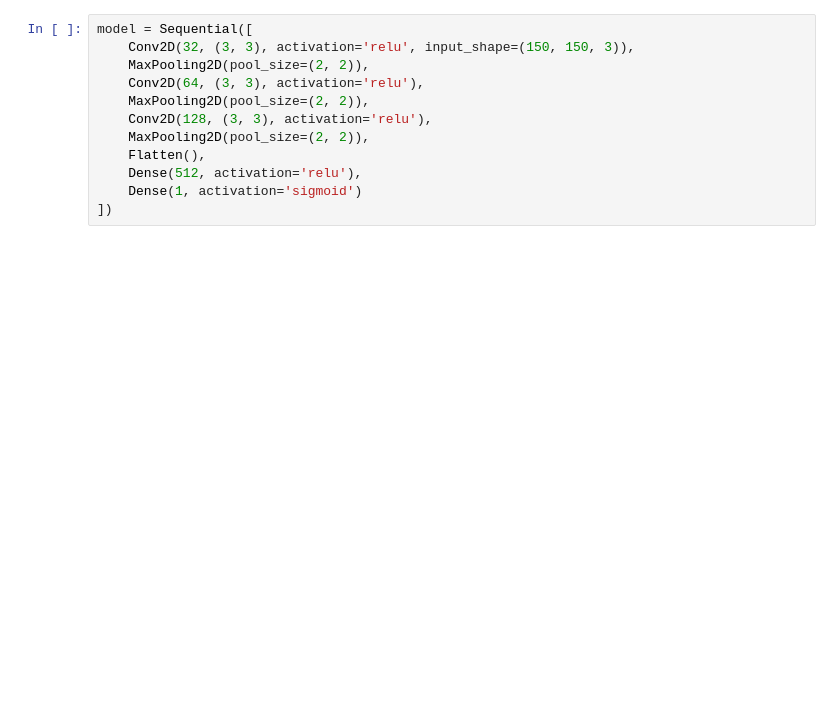
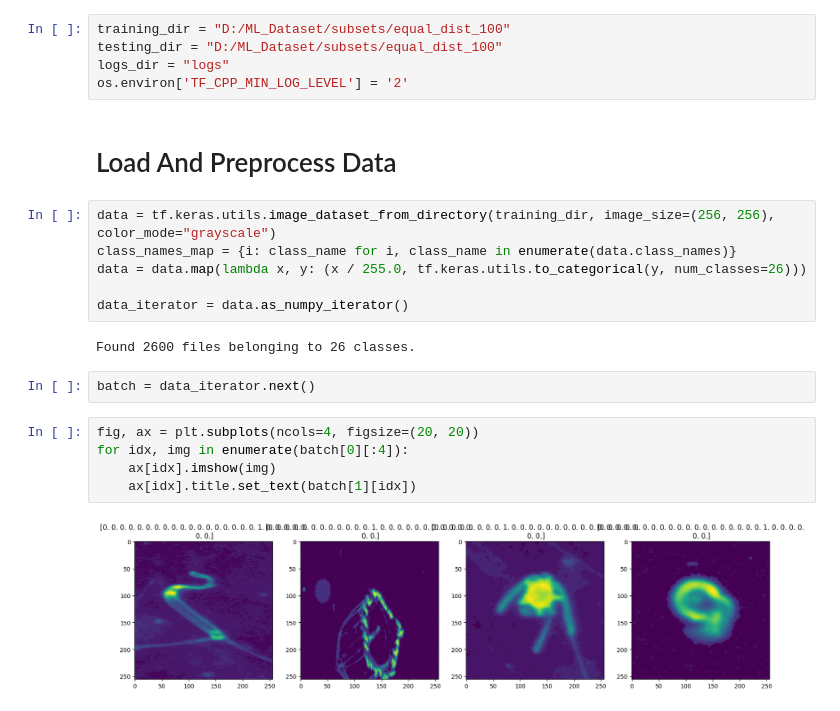
Before and after one commit to Bajtinus/ML-Project, a Jupyter notebook: Project/CNN.ipynb, the cells around one changed output. Saved outputs shown, nothing was run; the diff lists cells and outputs as text; blank space fills up the shorter version.

```diff
--- a/Project/CNN.ipynb
+++ b/Project/CNN.ipynb
@@ -71,12 +17,24 @@ FileNotFoundError: [WinError 3] The system cannot find the path specified: 'D:\\
-# %%
-model = Sequential([
-    Conv2D(32, (3, 3), activation='relu', input_shape=(150, 150, 3)),
-    MaxPooling2D(pool_size=(2, 2)),
-    Conv2D(64, (3, 3), activation='relu'),
-    MaxPooling2D(pool_size=(2, 2)),
-    Conv2D(128, (3, 3), activation='relu'),
-    MaxPooling2D(pool_size=(2, 2)),
-    Flatten(),
-    Dense(512, activation='relu'),
-    Dense(1, activation='sigmoid')
-])
+# %%
+training_dir = "D:/ML_Dataset/subsets/equal_dist_100"
+testing_dir = "D:/ML_Dataset/subsets/equal_dist_100"
+logs_dir = "logs"
+os.environ['TF_CPP_MIN_LOG_LEVEL'] = '2'
+# %% [markdown]
+# Load And Preprocess Data
+# %%
+data = tf.keras.utils.image_dataset_from_directory(training_dir, image_size=(256, 256), color_mode="grayscale")
+class_names_map = {i: class_name for i, class_name in enumerate(data.class_names)}
+data = data.map(lambda x, y: (x / 255.0, tf.keras.utils.to_categorical(y, num_classes=26)))
+
+data_iterator = data.as_numpy_iterator()
+# %% [output]
+Found 2600 files belonging to 26 classes.
+# %%
+batch = data_iterator.next()
+# %%
+fig, ax = plt.subplots(ncols=4, figsize=(20, 20))
+for idx, img in enumerate(batch[0][:4]):
+    ax[idx].imshow(img)
+    ax[idx].title.set_text(batch[1][idx])
+# %% [output]
+[figure, added]
```
Also changed, not shown: parts of 26 cells of this notebook, 4 other files.
